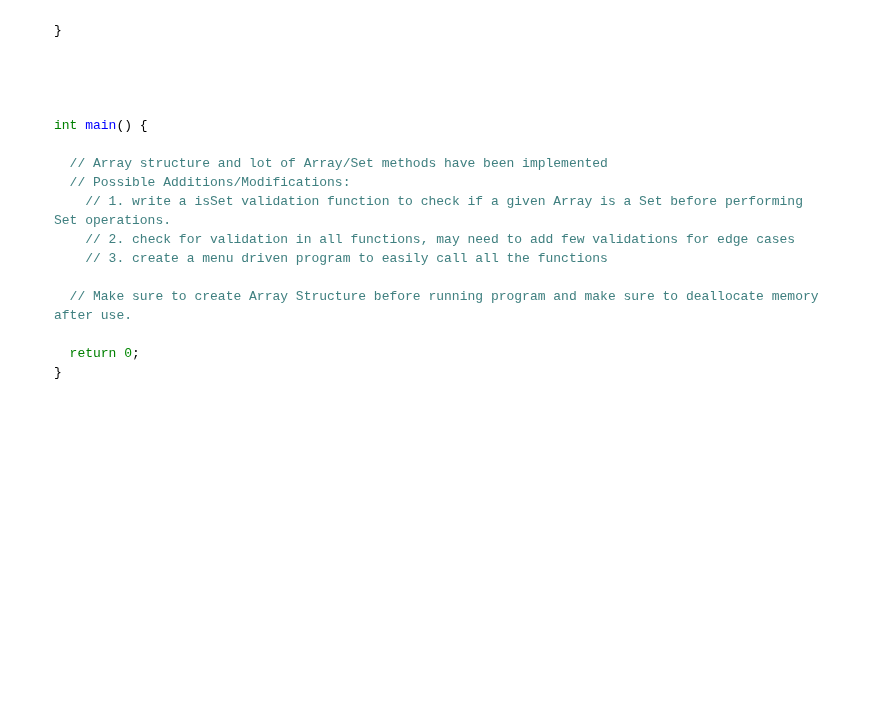
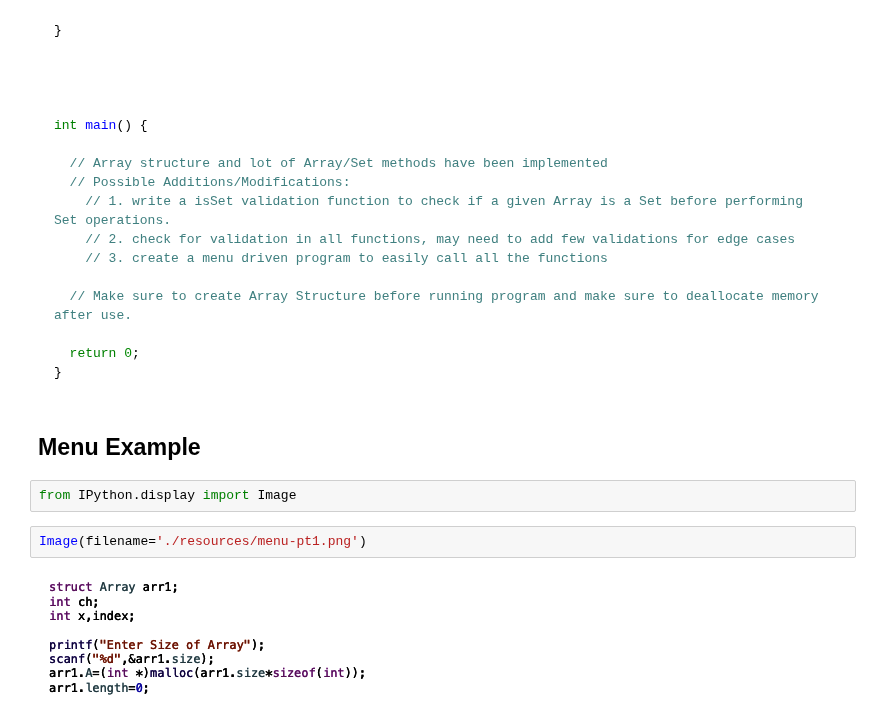
Before and after one commit to A-C-Sai/working-with-data, a Jupyter notebook: data-structures-and-algorithms/array-adt/array-adt.ipynb, the cells around one changed output. Drawn from its saved outputs; the diff is of its cells as text; blank space fills up the shorter version.

````diff
--- a/data-structures-and-algorithms/array-adt/array-adt.ipynb
+++ b/data-structures-and-algorithms/array-adt/array-adt.ipynb
@@ -618,3 +620,11 @@ int main() {
   return 0;
 }
 ```
+# %% [markdown]
+## Menu Example
+# %%
+from IPython.display import Image
+# %%
+Image(filename='./resources/menu-pt1.png')
+# %% [output]
+[figure, added]
````
Also changed, not shown: parts of 2 cells of this notebook, 2 other files.
